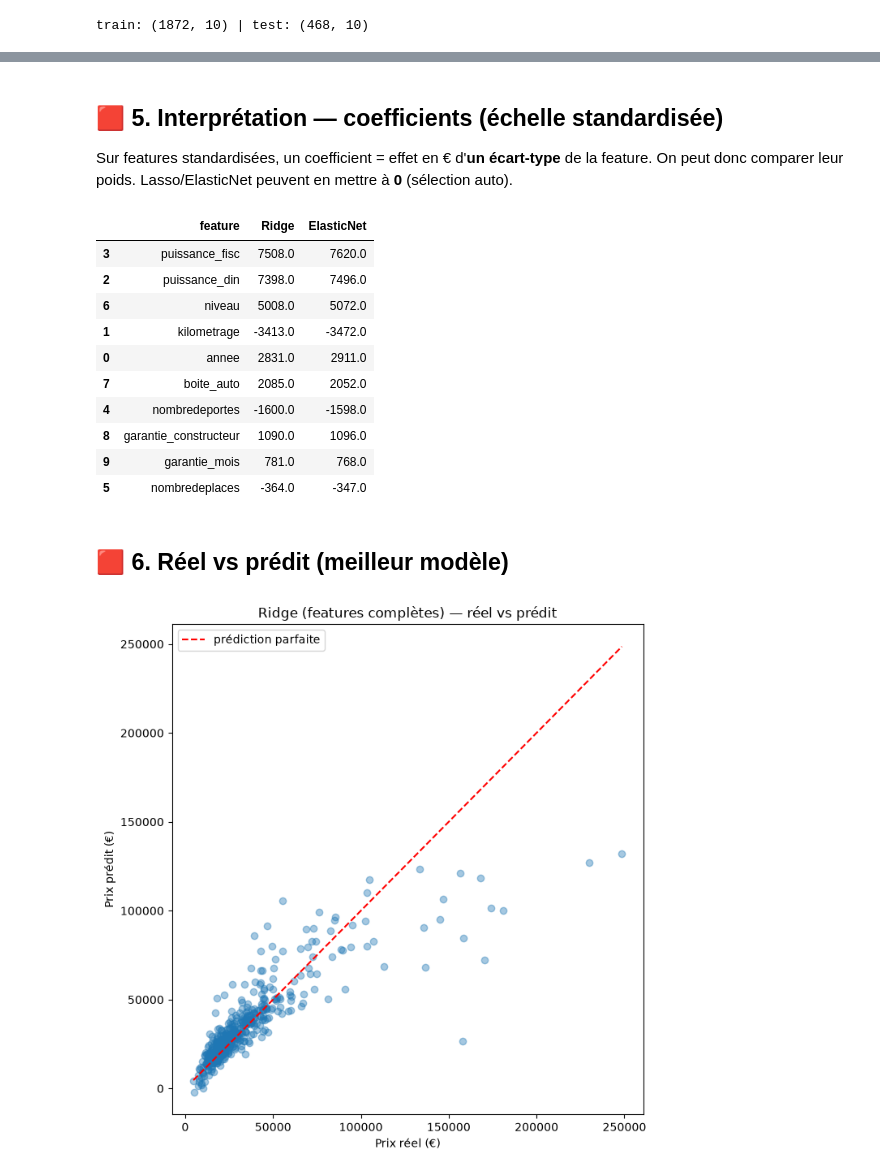
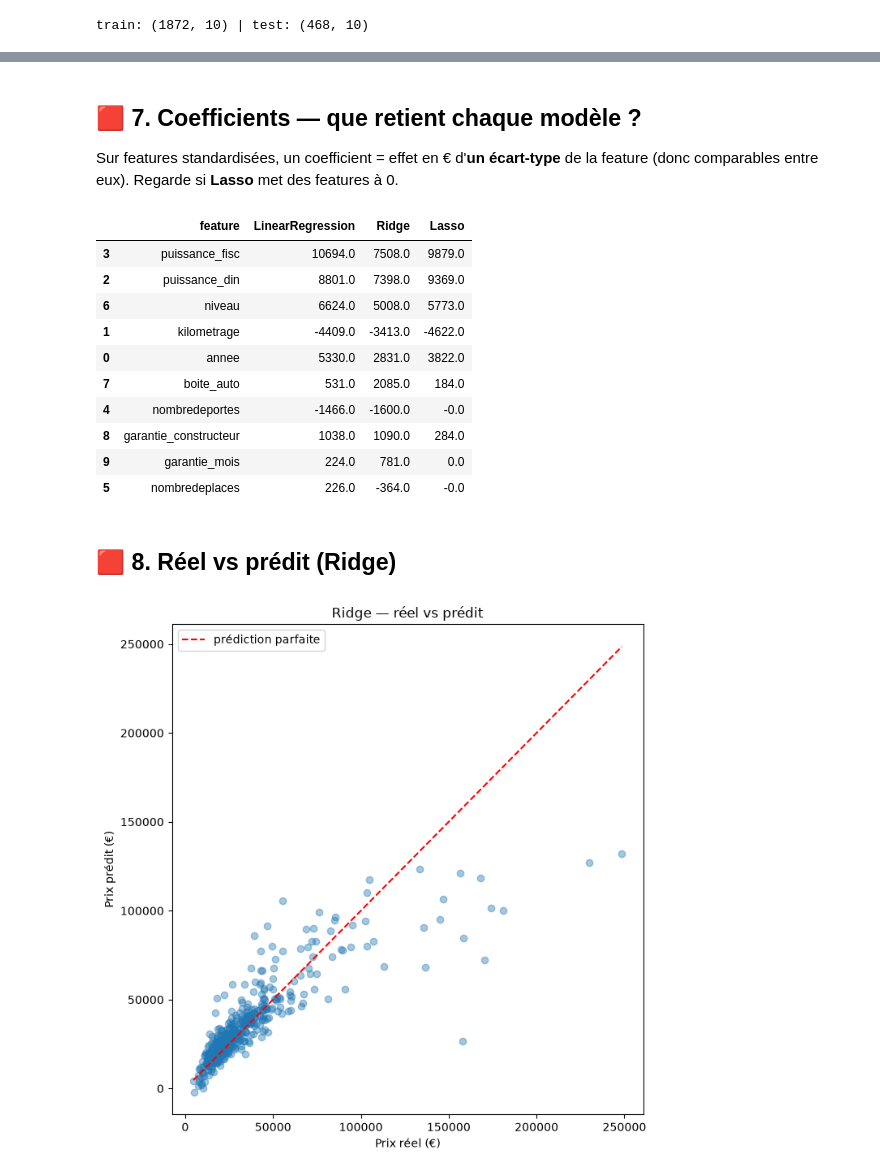
Before and after one commit to zepolclem/oscaria, a Jupyter notebook: ml/notebooks/french-second-hand-cars/02_baseline_regression.ipynb, the cells around one changed output, grey strips where cells are left out. Saved outputs shown, nothing was run; the diff lists cells and outputs as text; code cells hidden in the pictures.

```diff
--- a/ml/notebooks/french-second-hand-cars/02_baseline_regression.ipynb
+++ b/ml/notebooks/french-second-hand-cars/02_baseline_regression.ipynb
@@ -89,24 +129,19 @@ train: (1872, 10) | test: (468, 10)
 # %%
-def make_pipe(model):
-    return Pipeline([
-        ("imputer", SimpleImputer(strategy="median")),
-        ("scaler", StandardScaler()),
-        ("model", model),
-    ])
+def pipe(model):
+    return Pipeline([("scaler", StandardScaler()), ("model", model)])
 
-def evaluer(pipe, feats, nom, params=None):
-    if params:
-        grid = GridSearchCV(pipe, params, cv=5,
-                            scoring="neg_mean_absolute_error", n_jobs=-1)
-        grid.fit(X_train[feats], y_train)
-        est, best = grid.best_estimator_, grid.best_params_
-    else:
-        est, best = pipe.fit(X_train[feats], y_train), {}
-    pred = est.predict(X_test[feats])
+def cherche_alpha(model, grille, nom):
+    grid = GridSearchCV(pipe(model), {"model__alpha": grille},
+                        cv=5, scoring="neg_mean_absolute_error", n_jobs=-1)
+    grid.fit(X_train_f, y_train)
+    pred = grid.predict(X_test_f)
     return {
         "modèle": nom,
-        "MAE (€)": round(mean_absolute_error(y_test, pred)),
+        "meilleur alpha": grid.best_params_["model__alpha"],
+        "MAE (€)":  round(mean_absolute_error(y_test, pred)),
         "RMSE (€)": round(np.sqrt(mean_squared_error(y_test, pred))),
-        "R²": round(r2_score(y_test, pred), 3),
-        "best params": best,
-    }, est
+        "R²":       round(r2_score(y_test, pred), 3),
+    }, grid.best_estimator_
+
+res_ridge, best_ridge = cherche_alpha(Ridge(max_iter=10000), [0.01,0.1,1,10,100,1000], "Ridge")
+res_lasso, best_lasso = cherche_alpha(Lasso(max_iter=10000), [0.1,1,10,100,500,1000], "Lasso")
@@ -150,40 +163,41 @@ pd.DataFrame(resultats)
 # %% [markdown]
-## 🟥 5. Interprétation — coefficients (échelle standardisée)
+## 🟥 7. Coefficients — que retient chaque modèle ?
 
-Sur features standardisées, un coefficient = effet en € d'**un écart-type** de la feature.
-On peut donc comparer leur poids. Lasso/ElasticNet peuvent en mettre à **0** (sélection auto).
+Sur features standardisées, un coefficient = effet en € d'**un écart-type** de la feature
+(donc comparables entre eux). Regarde si **Lasso** met des features à 0.
 # %%
 coefs = pd.DataFrame({
-    "feature": full,
-    "Ridge": est_ridge.named_steps["model"].coef_,
-    "ElasticNet": est_enet.named_steps["model"].coef_,
+    "feature": features,
+    "LinearRegression": lin.coef_ * X_train_f.std().values,  # ramené à l'échelle std pour comparer
+    "Ridge": best_ridge.named_steps["model"].coef_,
+    "Lasso": best_lasso.named_steps["model"].coef_,
 }).round(0).sort_values("Ridge", key=abs, ascending=False)
 coefs
 # %% [output]
-|  | feature | Ridge | ElasticNet |
-| 3 | puissance_fisc | 7508.0 | 7620.0 |
-| 2 | puissance_din | 7398.0 | 7496.0 |
-| 6 | niveau | 5008.0 | 5072.0 |
-| 1 | kilometrage | -3413.0 | -3472.0 |
-| 0 | annee | 2831.0 | 2911.0 |
-| 7 | boite_auto | 2085.0 | 2052.0 |
-| 4 | nombredeportes | -1600.0 | -1598.0 |
-| 8 | garantie_constructeur | 1090.0 | 1096.0 |
-| 9 | garantie_mois | 781.0 | 768.0 |
-| 5 | nombredeplaces | -364.0 | -347.0 |
+|  | feature | LinearRegression | Ridge | Lasso |
+| 3 | puissance_fisc | 10694.0 | 7508.0 | 9879.0 |
+| 2 | puissance_din | 8801.0 | 7398.0 | 9369.0 |
+| 6 | niveau | 6624.0 | 5008.0 | 5773.0 |
+| 1 | kilometrage | -4409.0 | -3413.0 | -4622.0 |
+| 0 | annee | 5330.0 | 2831.0 | 3822.0 |
+| 7 | boite_auto | 531.0 | 2085.0 | 184.0 |
+| 4 | nombredeportes | -1466.0 | -1600.0 | -0.0 |
+| 8 | garantie_constructeur | 1038.0 | 1090.0 | 284.0 |
+| 9 | garantie_mois | 224.0 | 781.0 | 0.0 |
+| 5 | nombredeplaces | 226.0 | -364.0 | -0.0 |
 # %% [markdown]
-## 🟥 6. Réel vs prédit (meilleur modèle)
+## 🟥 8. Réel vs prédit (Ridge)
 # %%
-pred = est_ridge.predict(X_test[full])
+pred = best_ridge.predict(X_test_f)
 plt.figure(figsize=(7,7))
 plt.scatter(y_test, pred, alpha=0.4)
 lims = [y_test.min(), y_test.max()]
 plt.plot(lims, lims, "r--", label="prédiction parfaite")
 plt.xlabel("Prix réel (€)"); plt.ylabel("Prix prédit (€)")
-plt.title("Ridge (features complètes) — réel vs prédit"); plt.legend()
+plt.title("Ridge — réel vs prédit"); plt.legend()
 plt.tight_layout(); plt.show()
 # %% [output]
-[figure, old version]
+[figure, new version]
 # %% [markdown]
 ## Lecture
 
```
Also changed, not shown: parts of 20 cells of this notebook.
